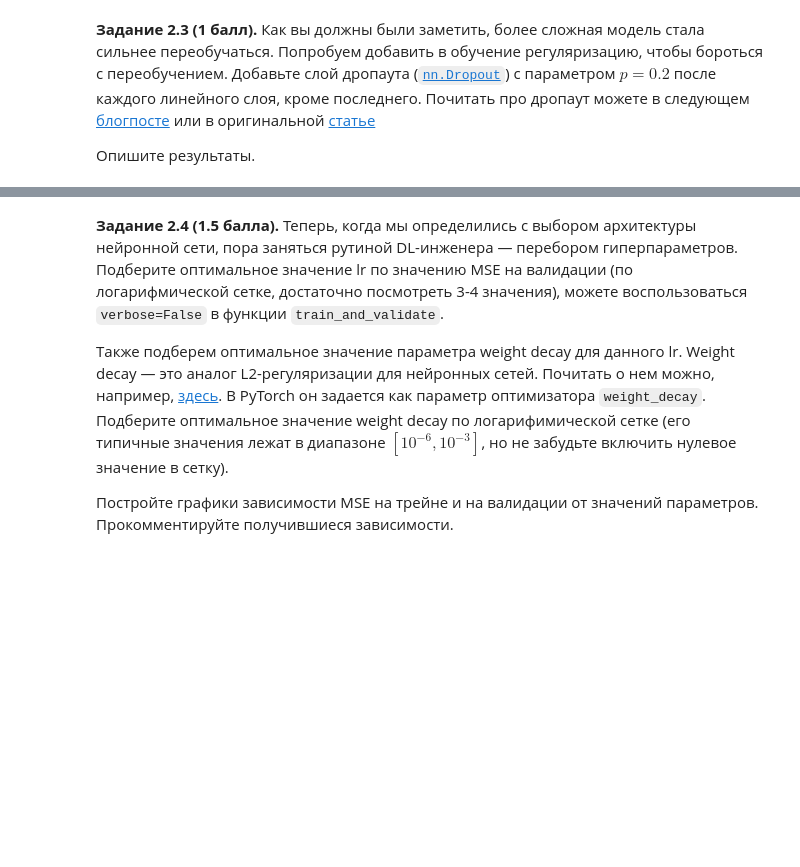
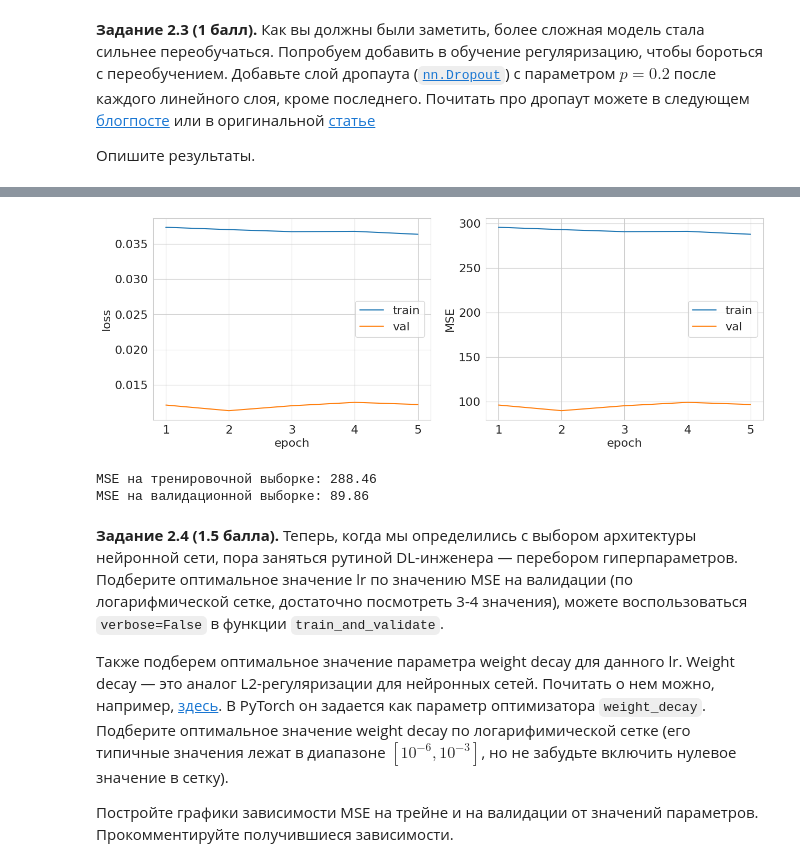
Before and after one commit to VladislavTokarev02/AI_ML_homework, a Jupyter notebook: HW1.ipynb, the cells around one changed output, grey strips where cells are left out. Saved outputs shown, nothing was run; the diff lists cells and outputs as text; code cells hidden in the pictures; blank space fills up the shorter version.

```diff
--- a/HW1.ipynb
+++ b/HW1.ipynb
@@ -767,0 +817,24 @@ MSE на валидационной выборке: 78.29
+# %%
+class eighth_NN(nn.Module):
+  def __init__(self, hidden_size, input_size, final_pred):
+    super(eighth_NN, self).__init__()
+    self.fc1 = nn.Linear(input_size, hidden_size)
+    self.dropout = nn.Dropout(p=0.2)
+    self.relu = nn.ReLU()
+    self.fc2 = nn.Linear(hidden_size, hidden_size)
+    self.fc3 = nn.Linear(hidden_size, final_pred)
+    self.sigmoid = nn.Sigmoid()
+
+  def forward(self, x):
+      out = self.fc1(x)
+      out = self.dropout(out)
+      out = self.relu(out)
+      out = self.fc2(out)
+      out = self.dropout(out)
+      out = self.relu(out)
+      out = self.fc3(out)
+      out = self.dropout(out)
+      out = self.sigmoid(out)
+      return out
+
+model_8 = eighth_NN(hidden_size, input_size, final_pred).to(device)
@@ -768,3 +852,17 @@ MSE на валидационной выборке: 78.29
+# %%
+mse_metric = lambda predictions, targets: ((denormalize(predictions.reshape(-1)) - denormalize(targets.reshape(-1))) ** 2).mean().item() #.item() необходимо для вывода в int/float, иначе - получаем tensor.
+optimizer = torch.optim.Adam(model_8.parameters(), eps = eps, betas = betas, lr=lr)
+criterion = nn.MSELoss()
+# %%
+train_mse, val_mse = train_and_validate(model_8, optimizer, criterion, mse_metric, train_loader, val_loader, num_epochs)
+# %% [output]
+[figure, added]
+# %%
+print(f"MSE на тренировочной выборке: {train_mse:.2f}")
+print(f"MSE на валидационной выборке: {val_mse:.2f}")
+# %% [output]
+MSE на тренировочной выборке: 288.46
+MSE на валидационной выборке: 89.86
 # %% [markdown]
 **Задание 2.4 (1.5 балла).** Теперь, когда мы определились с выбором архитектуры нейронной сети, пора заняться рутиной DL-инженера &mdash; перебором гиперпараметров. Подберите оптимальное значение lr по значению MSE на валидации (по логарифмической сетке, достаточно посмотреть 3-4 значения), можете воспользоваться `verbose=False` в функции `train_and_validate`.
 
```
Also changed, not shown: parts of 13 cells of this notebook.
